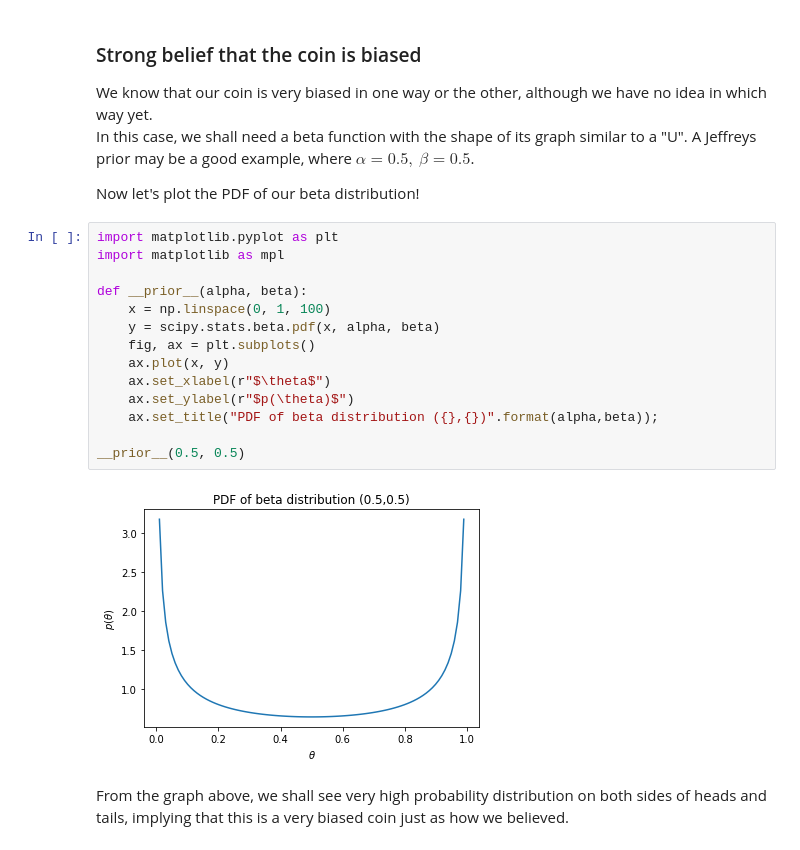
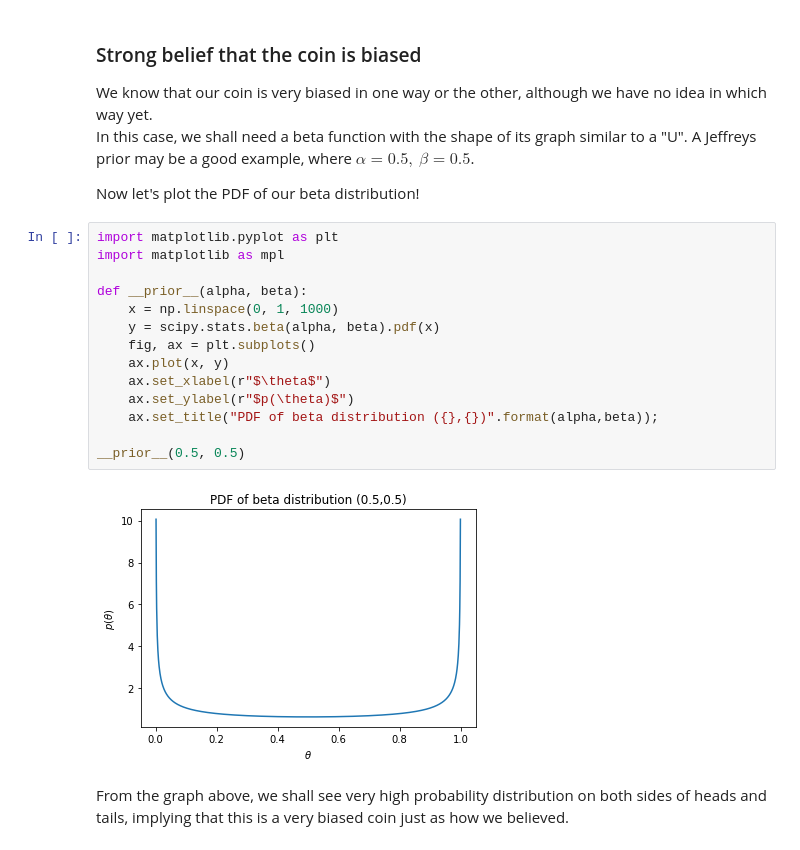
Before and after one commit to gentsk77/EECS491, a Jupyter notebook: Assignments/A1/EECS491-A1-yxs626.ipynb, the cells around one changed output. Cells and saved outputs as stored; diff of their text form.

```diff
--- a/Assignments/A1/EECS491-A1-yxs626.ipynb
+++ b/Assignments/A1/EECS491-A1-yxs626.ipynb
@@ -310,19 +310,19 @@ Now let's plot the PDF of our beta distribution!
 # %%
 import matplotlib.pyplot as plt
 import matplotlib as mpl
 
 def __prior__(alpha, beta):
-    x = np.linspace(0, 1, 100)
-    y = scipy.stats.beta.pdf(x, alpha, beta)
+    x = np.linspace(0, 1, 1000)
+    y = scipy.stats.beta(alpha, beta).pdf(x)
     fig, ax = plt.subplots()
     ax.plot(x, y)
     ax.set_xlabel(r"$\theta$")
     ax.set_ylabel(r"$p(\theta)$")
     ax.set_title("PDF of beta distribution ({},{})".format(alpha,beta));
 
 __prior__(0.5, 0.5)
 # %% [output]
-[figure, old version]
+[figure, new version]
 # %% [markdown]
 From the graph above, we shall see very high probability distribution on both sides of heads and tails, implying that this is a very biased coin just as how we believed.
 # %% [markdown]
```
Also changed, not shown: parts of 11 cells of this notebook.
